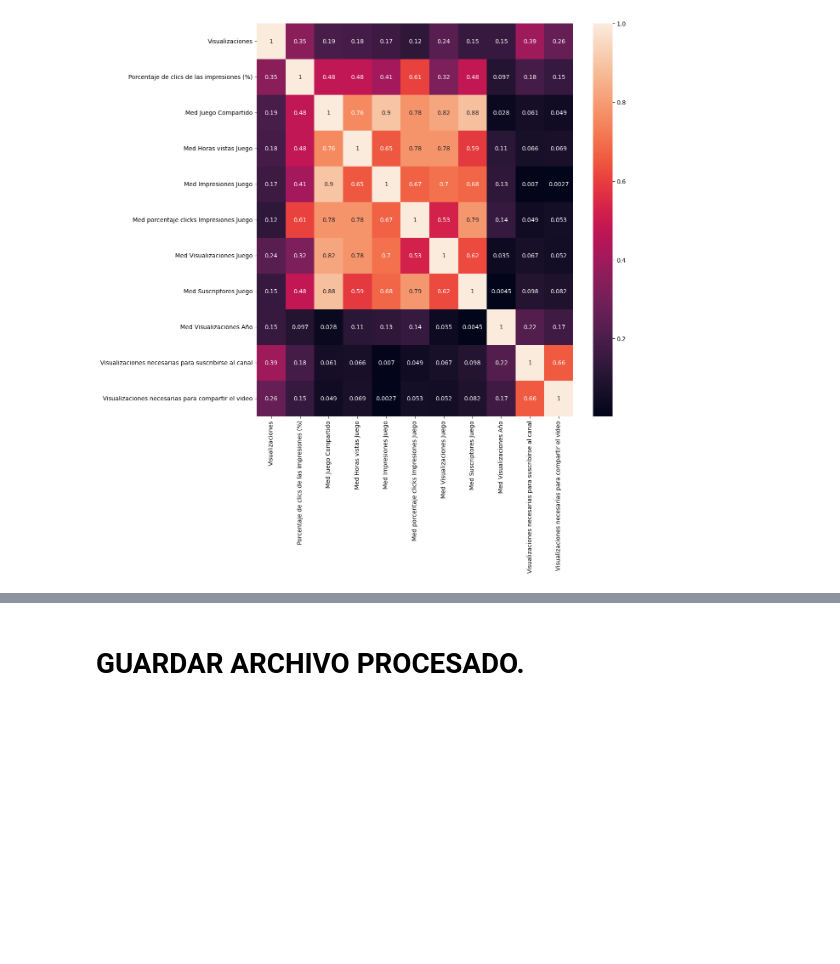
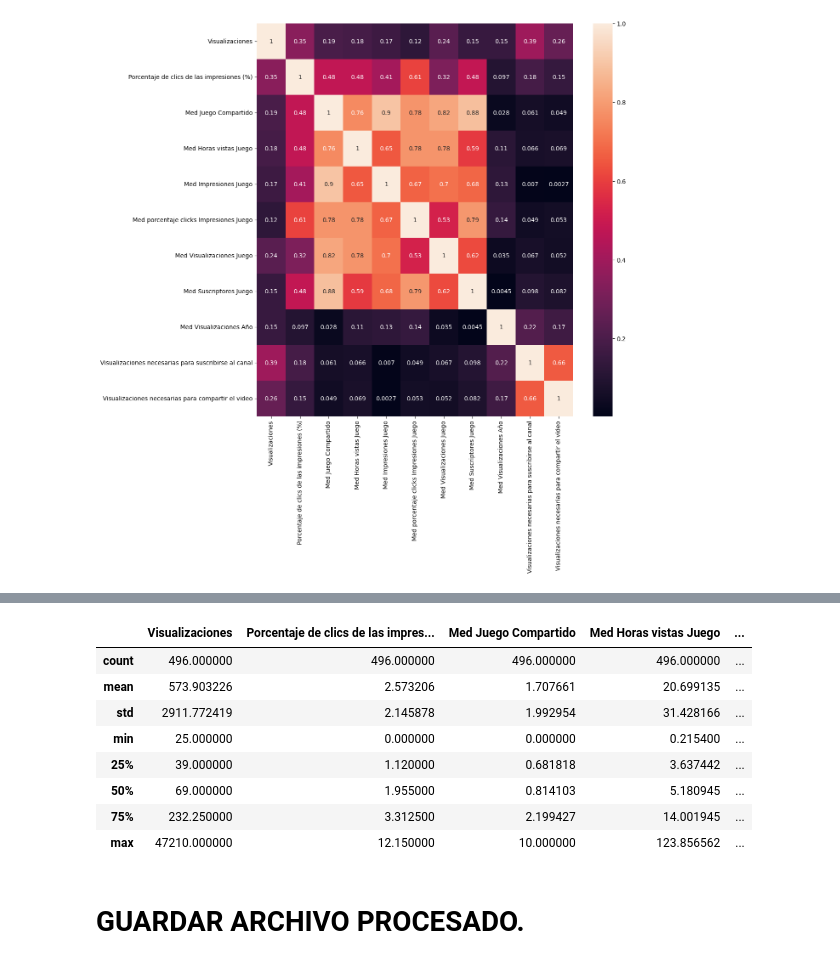
Before and after one commit to braugilabert/Prediction-of-views_ML, a Jupyter notebook: notebooks/02_Preprocesamiento.ipynb, the cells around one changed output, grey strips where cells are left out. Cells and saved outputs as stored; diff of their text form; code cells hidden in the pictures; blank space fills up the shorter version.

```diff
--- a/notebooks/02_Preprocesamiento.ipynb
+++ b/notebooks/02_Preprocesamiento.ipynb
@@ -194,3 +189,15 @@ data.head(3)
+# %%
+data.describe()
+# %% [output]
+|  | Visualizaciones | Porcentaje de clics de las impres... | Med Juego Compartido | Med Horas vistas Juego | ... |
+| count | 496.000000 | 496.000000 | 496.000000 | 496.000000 | ... |
+| mean | 573.903226 | 2.573206 | 1.707661 | 20.699135 | ... |
+| std | 2911.772419 | 2.145878 | 1.992954 | 31.428166 | ... |
+| min | 25.000000 | 0.000000 | 0.000000 | 0.215400 | ... |
+| 25% | 39.000000 | 1.120000 | 0.681818 | 3.637442 | ... |
+| 50% | 69.000000 | 1.955000 | 0.814103 | 5.180945 | ... |
+| 75% | 232.250000 | 3.312500 | 2.199427 | 14.001945 | ... |
+| max | 47210.000000 | 12.150000 | 10.000000 | 123.856562 | ... |
 # %% [markdown]
 # GUARDAR ARCHIVO PROCESADO.
 # %%
```
Also changed, not shown: parts of 5 cells of this notebook, 6 other files.
